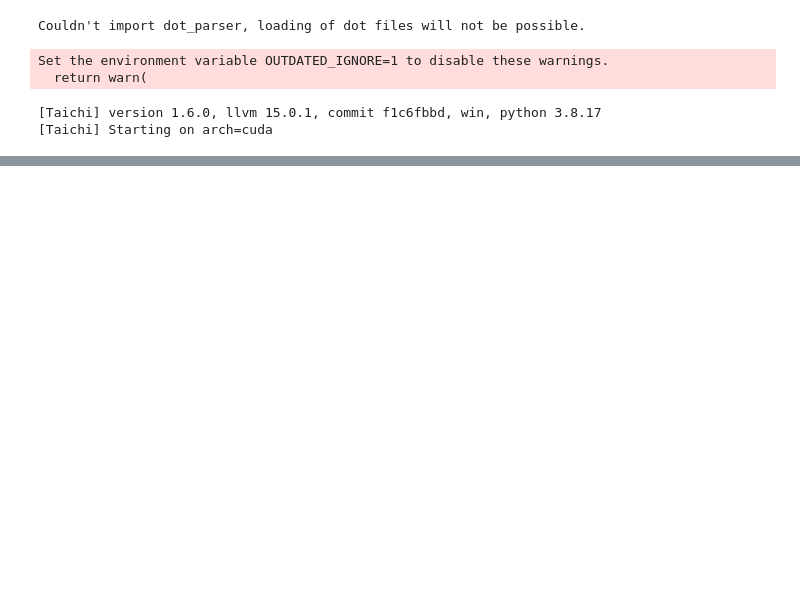
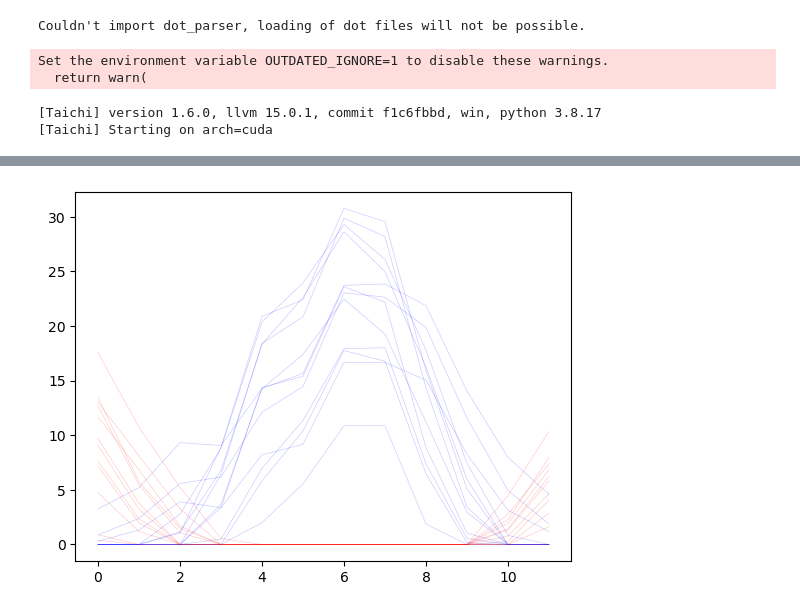
Before and after one commit to szvsw/ml-for-building-energy-modeling, a Jupyter notebook: ml-for-bem/notebooks/predict.ipynb, the cells around one changed output, grey strips where cells are left out. Drawn from its saved outputs; the diff is of its cells as text; code cells hidden in the pictures; blank space fills up the shorter version.

```diff
--- a/ml-for-bem/notebooks/predict.ipynb
+++ b/ml-for-bem/notebooks/predict.ipynb
@@ -126,3 +354,14 @@ LOCAL_RANK: 0 - CUDA_VISIBLE_DEVICES: [0]
+# %%
+cooling = shoebox_predictions["Perimeter"]["Cooling"].values
+heating = shoebox_predictions["Perimeter"]["Heating"].values
+archetype = features.template_idx.values
+colors = ["red","blue","green","yellow","orange","purple","pink","brown","black","grey"]
+import matplotlib.pyplot as plt
+for i in range(len(cooling)):
+    plt.plot(heating[i],c="red", lw=0.5, alpha=0.2)
+    plt.plot(cooling[i],c="blue", lw=0.5, alpha=0.2)
+# %% [output]
+[figure, added]
 # %%
 annual_predictions.hist()
 # %% [output]
```
Also changed, not shown: parts of 18 cells of this notebook, 4 other files.
